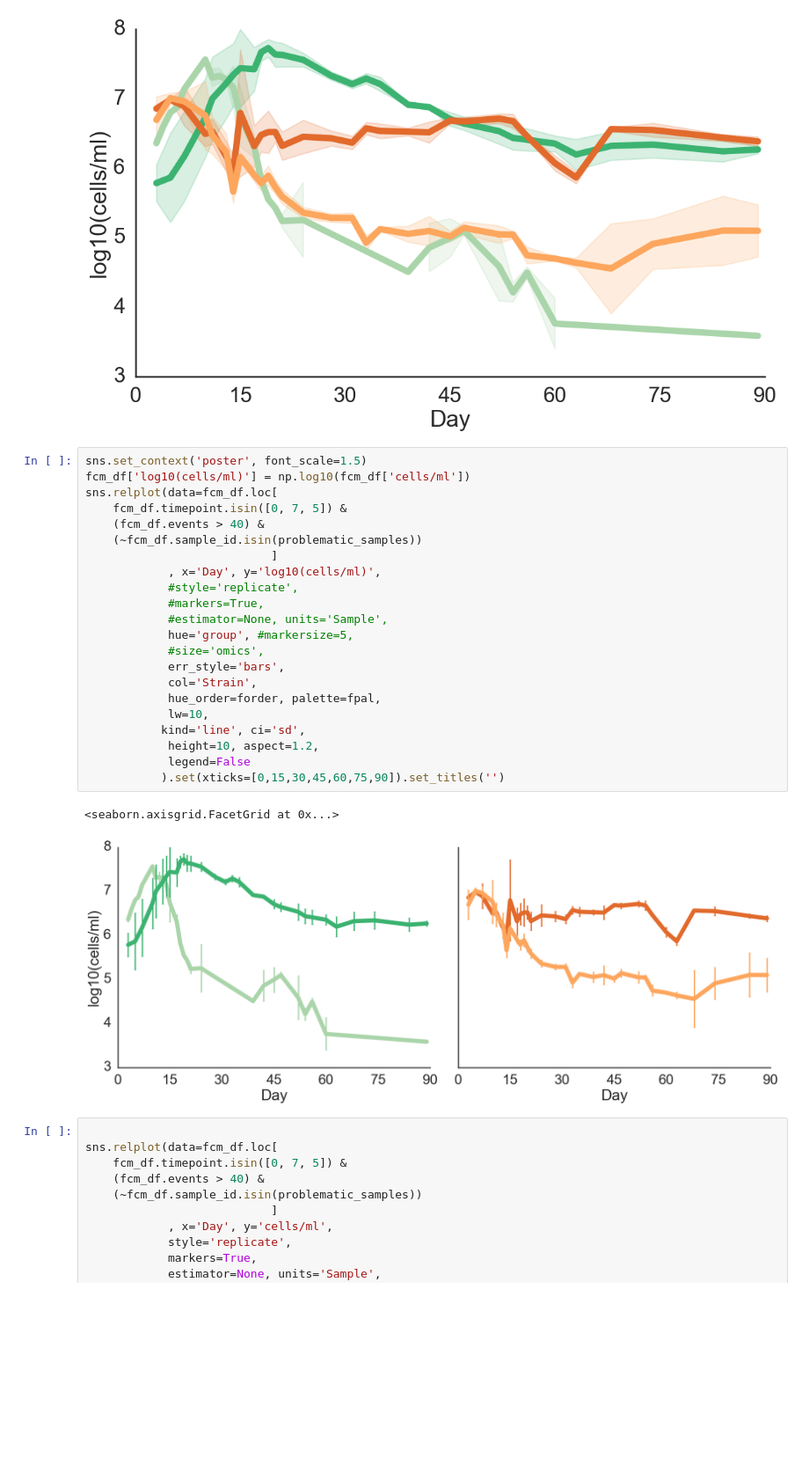
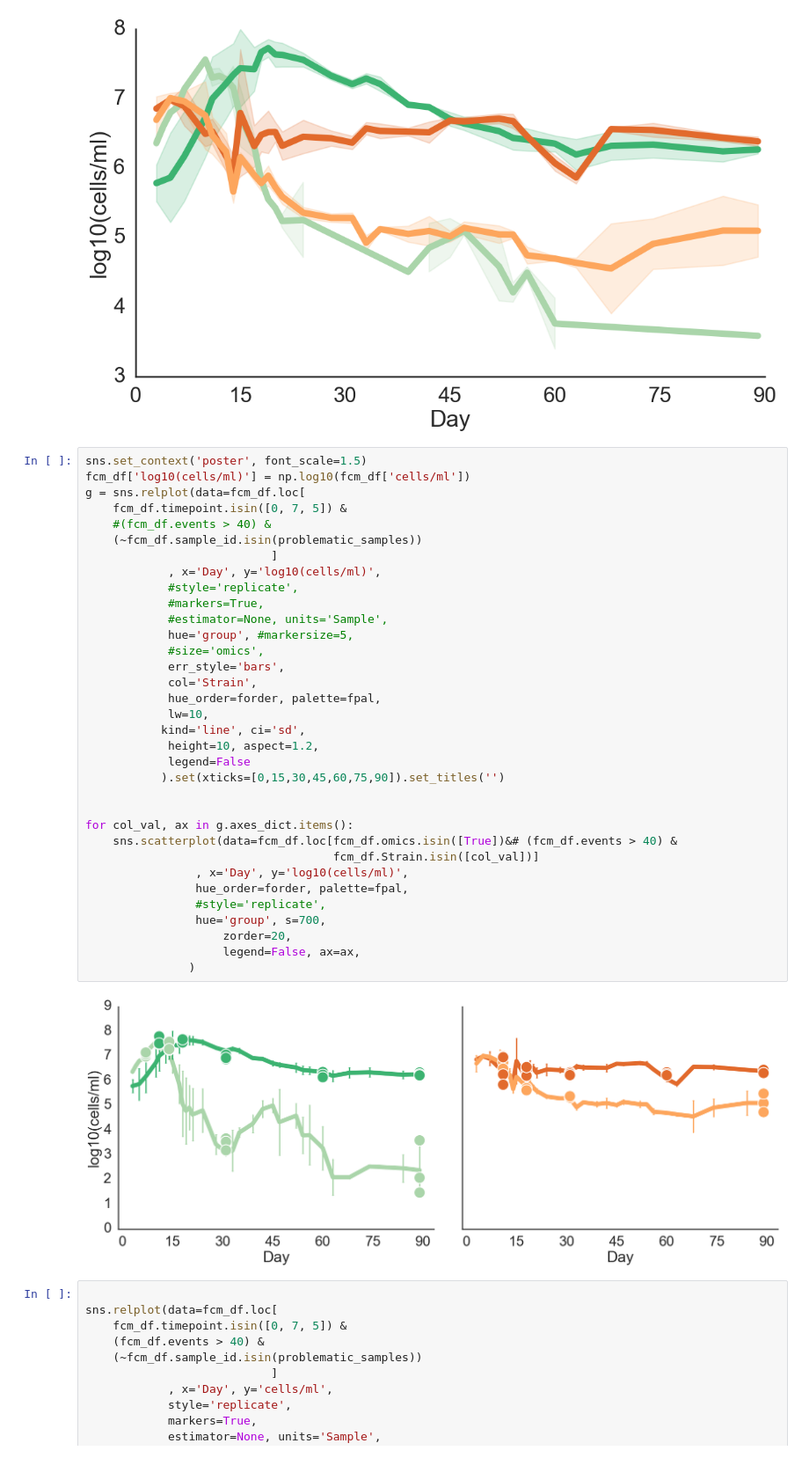
Before and after one commit to wosnat/CC1A3, a Jupyter notebook: FCM/cc1A3 notebook.ipynb, the cells around one changed output. Shown at 88% size. Saved outputs shown, nothing was run; the diff lists cells and outputs as text; blank space fills up the shorter version.

```diff
--- a/FCM/cc1A3 notebook.ipynb
+++ b/FCM/cc1A3 notebook.ipynb
@@ -428,28 +428,39 @@ sns.relplot(data=fcm_df.loc[
 # %%
 sns.set_context('poster', font_scale=1.5)
 fcm_df['log10(cells/ml)'] = np.log10(fcm_df['cells/ml'])
-sns.relplot(data=fcm_df.loc[
+g = sns.relplot(data=fcm_df.loc[
     fcm_df.timepoint.isin([0, 7, 5]) &
-    (fcm_df.events > 40) &
+    #(fcm_df.events > 40) &
     (~fcm_df.sample_id.isin(problematic_samples))
                            ]
             , x='Day', y='log10(cells/ml)',
             #style='replicate',
             #markers=True,
             #estimator=None, units='Sample',
             hue='group', #markersize=5,
             #size='omics',
             err_style='bars',
             col='Strain',
             hue_order=forder, palette=fpal,
             lw=10,
            kind='line', ci='sd',
             height=10, aspect=1.2,
             legend=False
            ).set(xticks=[0,15,30,45,60,75,90]).set_titles('')
+
+
+for col_val, ax in g.axes_dict.items():
+    sns.scatterplot(data=fcm_df.loc[fcm_df.omics.isin([True])&# (fcm_df.events > 40) &
+                                    fcm_df.Strain.isin([col_val])]
+                , x='Day', y='log10(cells/ml)',
+                hue_order=forder, palette=fpal,
+                #style='replicate',
+                hue='group', s=700,
+                    zorder=20,
+                    legend=False, ax=ax,
+               )
 # %% [output]
-<seaborn.axisgrid.FacetGrid at 0x...>
-[figure, old version]
+[figure, new version]
 # %%
 
 sns.relplot(data=fcm_df.loc[
```
Also changed, not shown: 3 other files.
